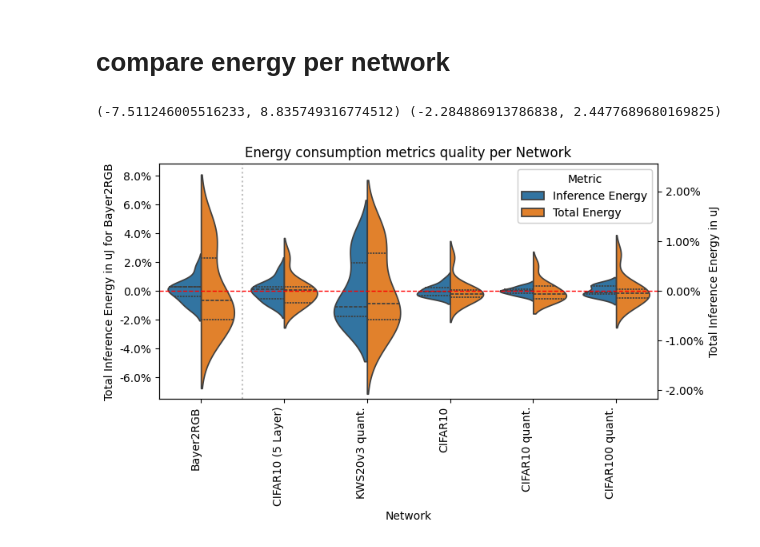
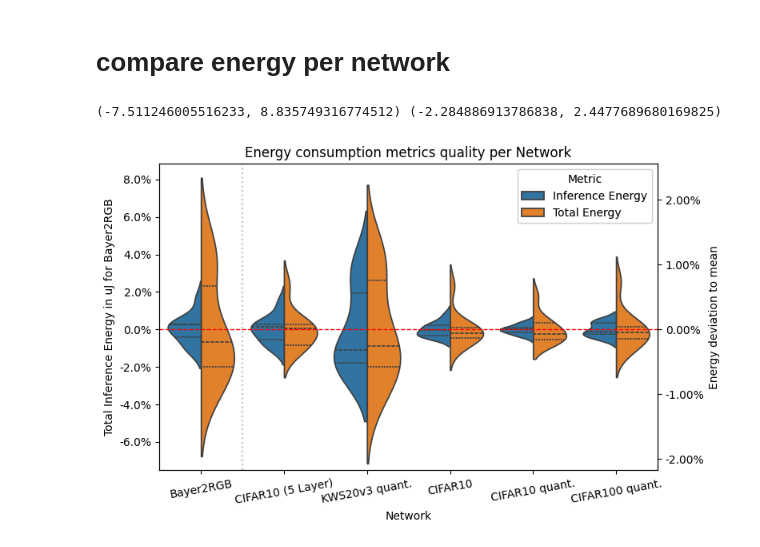
Before and after one commit to ekut-es/netdeployonnx, a Jupyter notebook: netdeployonnx/client/experiment_networks.ipynb, the cells around one changed output. Cells and saved outputs as stored; diff of their text form; code cells hidden in the pictures.

Commit message:
updated figure labels

```diff
--- a/netdeployonnx/client/experiment_networks.ipynb
+++ b/netdeployonnx/client/experiment_networks.ipynb
@@ -69,7 +69,7 @@ nice_metrics = {
     'input_loading': "Loading of Inputs",
 }
 # %%
-df = load_results(results_path / "results.yaml")
+df = load_results(results_path / "results_network.yaml")
 list(df.keys())
 df['experiment_idx'] = pd.factorize(df['experiment'])[0]
 df['network_idx'] = pd.factorize(df['option_network_name'])[0]
@@ -749,34 +749,34 @@ if 1:
 
 
     ylim1 = ax.get_ylim()
     ylim2 = ax2.get_ylim()
     print(ylim1, ylim2)
 
     # Find the relative position of 0 in data coordinates for both axes
     zero_pos1 = -ylim1[0] / (ylim1[1] - ylim1[0])  # relative position of 0 in axis 1
     zero_pos2 = -ylim2[0] / (ylim2[1] - ylim2[0])  # relative position of 0 in axis 2
 
     # if the scaling of ylim1 is more favorable, use by setting extendable_axis = ax2
     extendable_axis = ax2  # or ax, depending on which one you want to move
     current_range = ylim2[1] - ylim2[0]  # preserve the range
 
     # Shift the limits to align 0 while preserving the range
     ylim_min = -(zero_pos1 * current_range)
     ylim_max = ylim_min + current_range
 
     extendable_axis.set_ylim(ylim_min, ylim_max)
 
 
-    ax2.set_ylabel('Total Inference Energy in uJ')
+    ax1.set_ylabel('Energy deviation to mean for Bayer2RGB')
+    ax2.set_ylabel('Energy deviation to mean')
 plt.xlabel('Network')
 plt.axhline(0, color='red', linestyle='--', linewidth=1)  # Add a line at y=0 for reference
 
-# plt.xticks(rotation=45)
-ax.set_xticklabels(ax.get_xticklabels(), rotation=90, ha='right')
+ax.set_xticklabels(ax.get_xticklabels(), rotation=10, ha='center',)
 plt.legend(title='Metric', loc='upper right')
 plt.title('Energy consumption metrics quality per Network')
 plt.tight_layout()
 plt.savefig(figures_path / "05_deployment_energy.pdf", format='pdf', bbox_inches='tight')
 # %% [output]
 (-7.511246005516233, 8.835749316774512) (-2.284886913786838, 2.4477689680169825)
-[figure, old version]
+[figure, new version]
```
